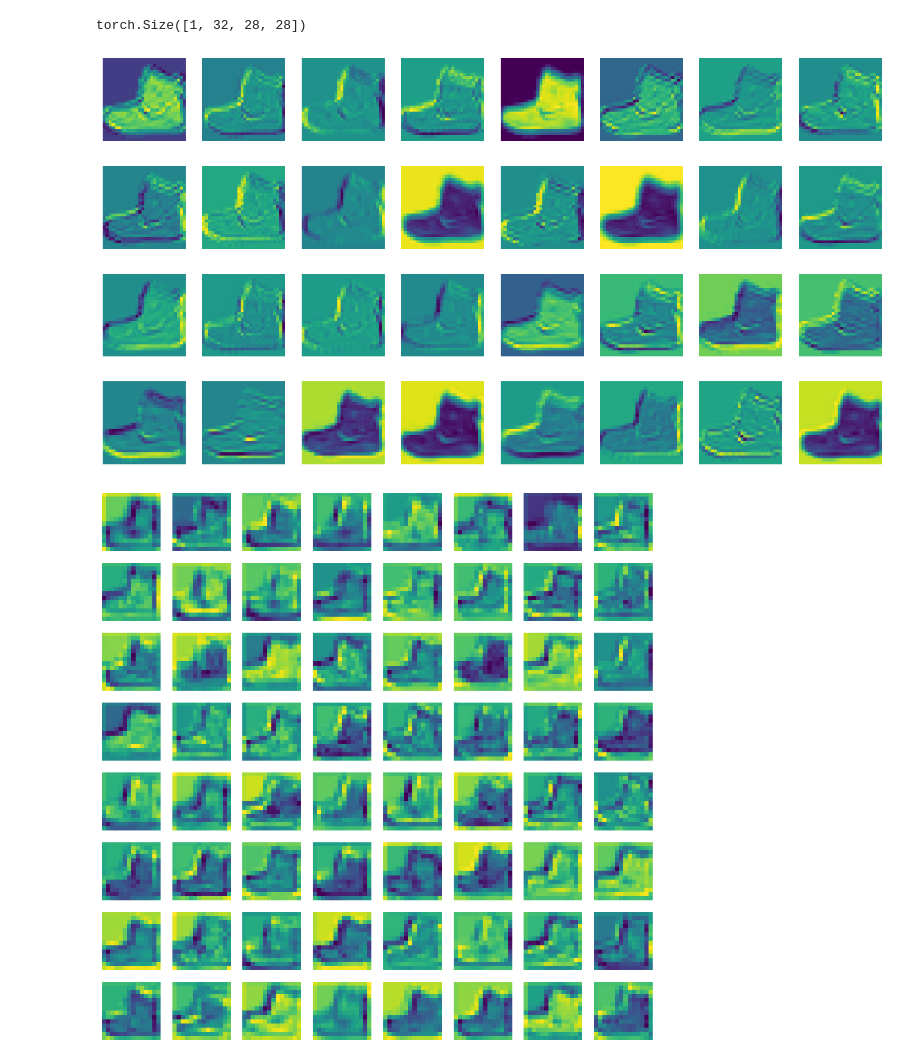
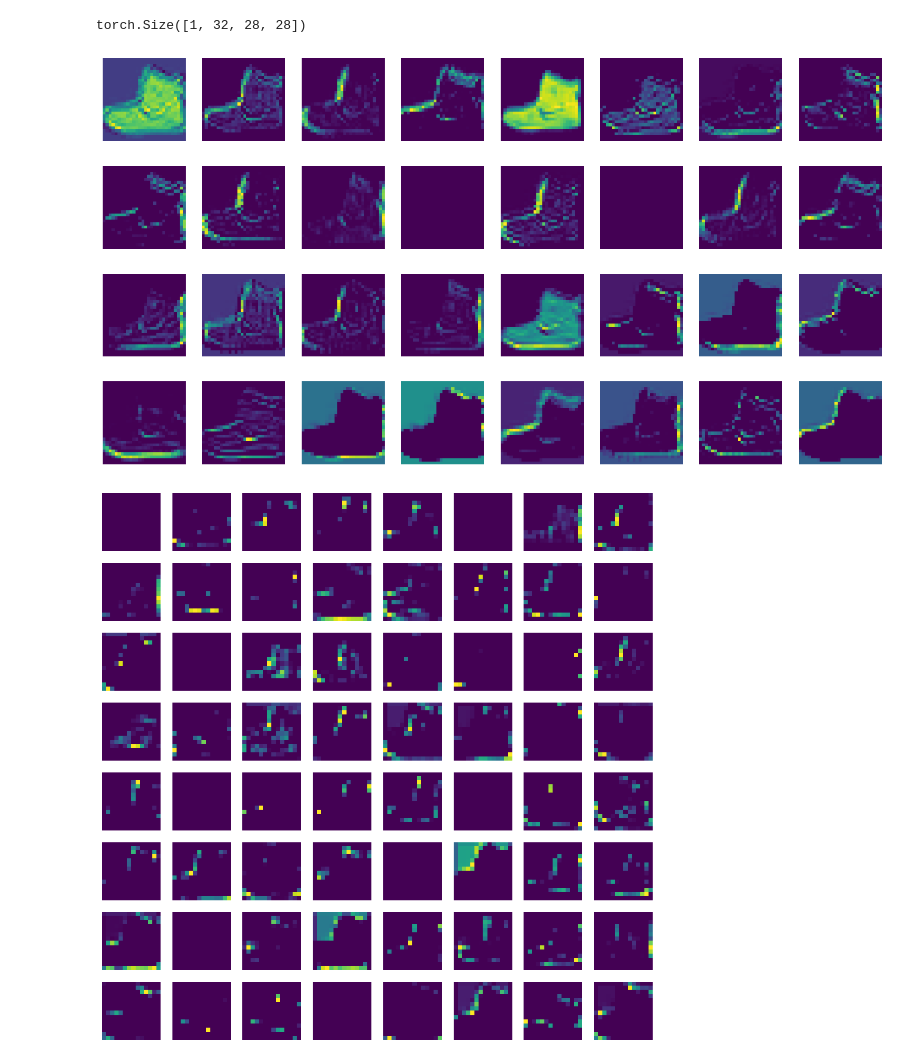
Before and after one commit to myngmyng/hg-mldl2, a Jupyter notebook: 08-3.pytorch.ipynb, the cells around one changed output. Cells and saved outputs as stored; diff of their text form; code cells hidden in the pictures.

```diff
--- a/08-3.pytorch.ipynb
+++ b/08-3.pytorch.ipynb
@@ -117,11 +133,12 @@ plt.show()
 # %% [output]
 [figure]
 # %%
-inputs = train_input[0:1].reshape(-1, 1, 28, 28) / 255.0
+inputs = train_input[0:1].reshape(1, 1, 28, 28) / 255.0
 
 model.eval()
 with torch.no_grad():
     feature_maps = model.conv1(inputs)
+    feature_maps = model.relu1(feature_maps)
 # %%
 print(feature_maps.shape)
 # %% [output]
@@ -130,11 +147,11 @@ torch.Size([1, 32, 28, 28])
 fig, axs = plt.subplots(4, 8, figsize=(15,8))
 for i in range(4):
     for j in range(8):
-        axs[i, j].imshow(feature_maps.data[0,i*8 + j,:,:])
+        axs[i, j].imshow(feature_maps[0,i*8 + j,:,:])
         axs[i, j].axis('off')
 plt.show()
 # %% [output]
-[figure, old version]
+[figure, new version]
 # %%
 model.eval()
 with torch.no_grad():
@@ -142,6 +159,7 @@ with torch.no_grad():
     feature_maps = model.relu1(feature_maps)
     feature_maps = model.pool1(feature_maps)
     feature_maps = model.conv2(feature_maps)
+    feature_maps = model.relu2(feature_maps)
 # %%
 model.eval()
 x = inputs
@@ -153,9 +171,9 @@ with torch.no_grad():
 # %%
 fig, axs = plt.subplots(8, 8, figsize=(12,12))
 for i in range(8):
     for j in range(8):
-        axs[i, j].imshow(feature_maps.data[0,i*8 + j,:,:])
+        axs[i, j].imshow(feature_maps[0,i*8 + j,:,:])
         axs[i, j].axis('off')
 plt.show()
 # %% [output]
-[figure, old version]
+[figure, new version]
```
Also changed, not shown: parts of 9 cells of this notebook.
